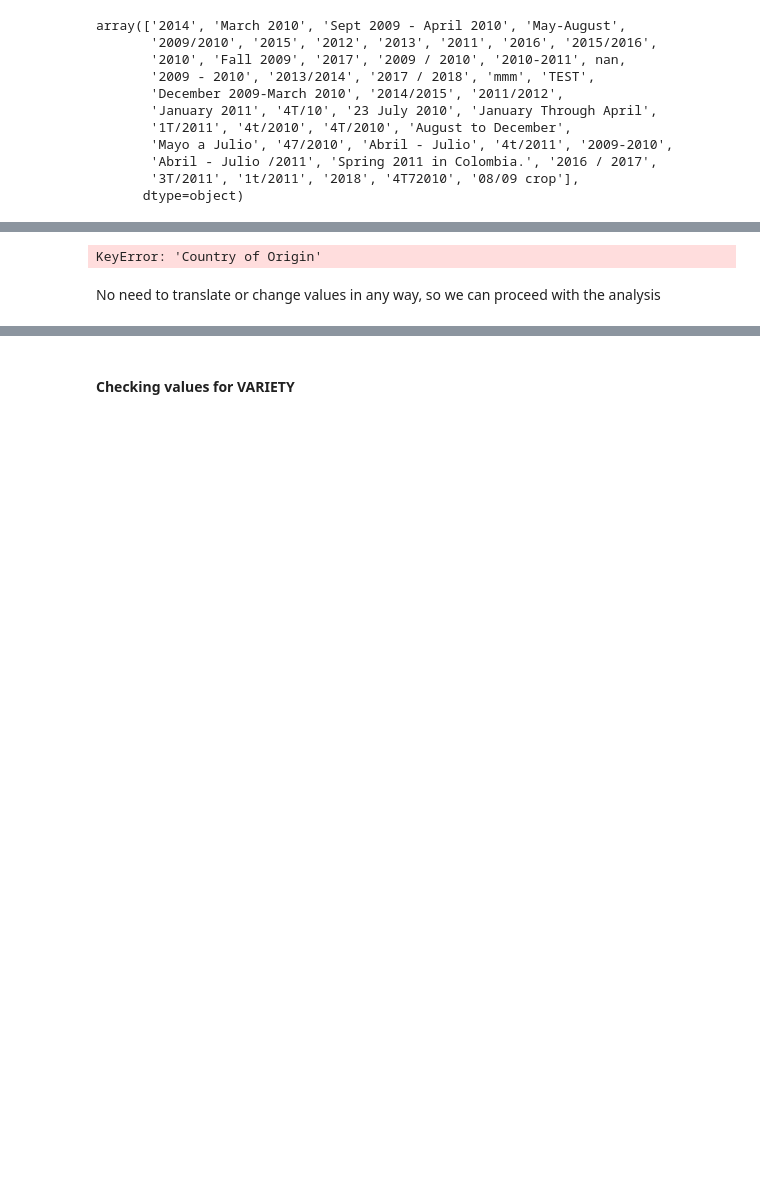
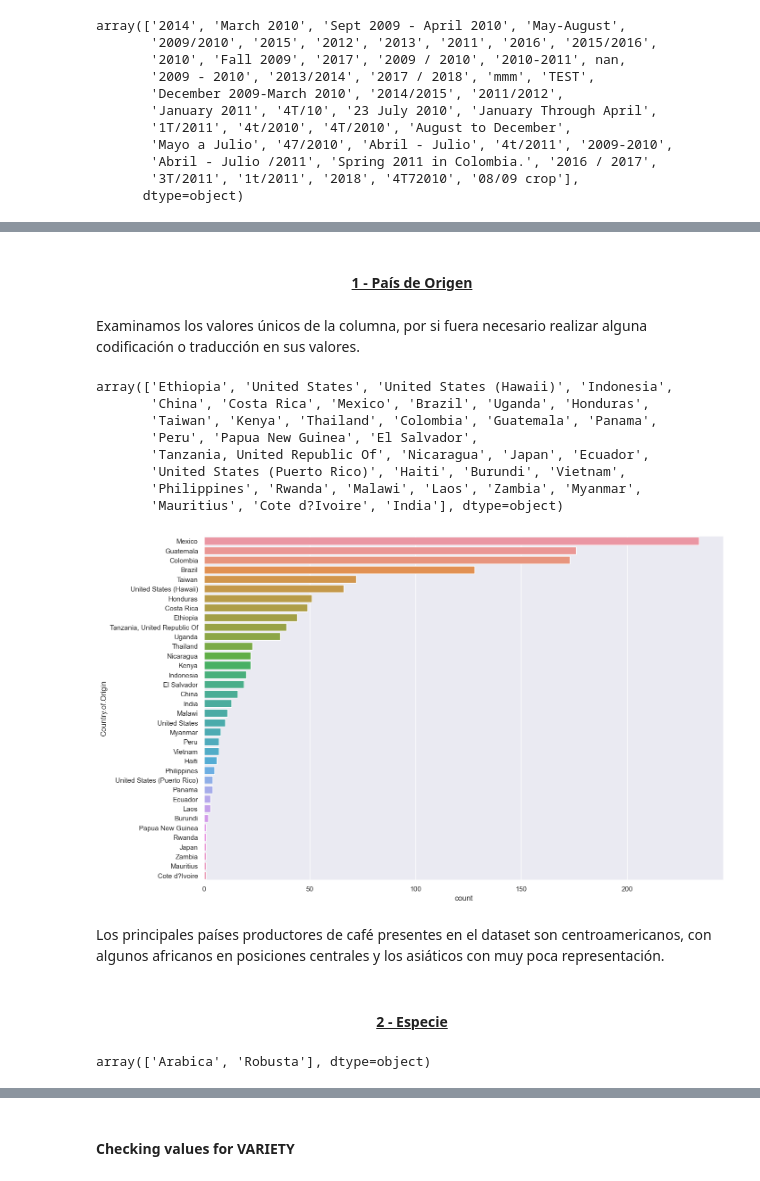
Before and after one commit to jmramaq/TrainingEDA_Coffee, a Jupyter notebook: src/EDA.ipynb, the cells around one changed output, grey strips where cells are left out. Cells and saved outputs as stored; diff of their text form; code cells hidden in the pictures; blank space fills up the shorter version.

Commit message:
UA_1
Iniciado análisis univariante (Pais, Especie, Variedad)

```diff
--- a/src/EDA.ipynb
+++ b/src/EDA.ipynb
@@ -277,2 +279,2 @@ array(['2014', 'March 2010', 'Sept 2009 - April 2010', 'May-August',
 # %%
-df["Harvest.Year"].str.extract('(\d{4})')[0].unique()
+df["HarvestYear_Calc"] = df["Harvest.Year"].str.extract('(\d{4})(?!.*\d)')
@@ -281,0 +290,3 @@ array(['2014', '2010', '2009', nan, '2015', '2012', '2013', '2011',
+# %%
+df["HarvestYear_Calc"].fillna("UNKNOWN", inplace=True)
+print("Quedan {} valores nulos en la columna.". format(df["HarvestYear_Calc"].isnull().sum()))
@@ -281,0 +297,2 @@ array(['2014', '2010', '2009', nan, '2015', '2012', '2013', '2011',
+# %%
+df.drop(columns=["Harvest.Year"], inplace=True)
@@ -282 +313,3 @@ array(['2014', '2010', '2009', nan, '2015', '2012', '2013', '2011',
+# %%
+df = df[df["Quakers"].notna()]
 # %% [markdown]
@@ -286,6 +328,15 @@ array(['2014', '2010', '2009', nan, '2015', '2012', '2013', '2011',
+# %% [markdown]
+<h4 style="text-align: center;"><ins>1 - País de Origen</ins></h4>
+# %% [markdown]
+Examinamos los valores únicos de la columna, por si fuera necesario realizar alguna codificación o traducción en sus valores.
 # %%
-df["Country of Origin"].unique()
+df["Country.of.Origin"].unique()
 # %% [output]
-KeyError: 'Country of Origin'
+array(['Ethiopia', 'United States', 'United States (Hawaii)', 'Indonesia',
+       'China', 'Costa Rica', 'Mexico', 'Brazil', 'Uganda', 'Honduras',
+       'Taiwan', 'Kenya', 'Thailand', 'Colombia', 'Guatemala', 'Panama',
+       'Peru', 'Papua New Guinea', 'El Salvador',
+       'Tanzania, United Republic Of', 'Nicaragua', 'Japan', 'Ecuador',
+       'United States (Puerto Rico)', 'Haiti', 'Burundi', 'Vietnam',
+       'Philippines', 'Rwanda', 'Malawi', 'Laos', 'Zambia', 'Myanmar',
+       'Mauritius', 'Cote d?Ivoire', 'India'], dtype=object)
-# %% [markdown]
-No need to translate or change values in any way, so we can proceed with the analysis
@@ -293,0 +343,14 @@ sns.countplot(data=df, y="Country of Origin")
+# %%
+fig, ax = plt.subplots(figsize=(15, 10))
+sns.countplot(data=df, y="Country.of.Origin", order= df["Country.of.Origin"].value_counts().index, ax=ax)
+plt.show()
+# %% [output]
+[figure, added]
+# %% [markdown]
+Los principales países productores de café presentes en el dataset son centroamericanos, con algunos africanos en posiciones centrales y los asiáticos con muy poca representación.
+# %% [markdown]
+<h4 style="text-align: center;"><ins>2 - Especie</ins></h4>
+# %%
+df["Species"].unique()
+# %% [output]
+array(['Arabica', 'Robusta'], dtype=object)
```
Also changed, not shown: parts of 38 cells of this notebook.
